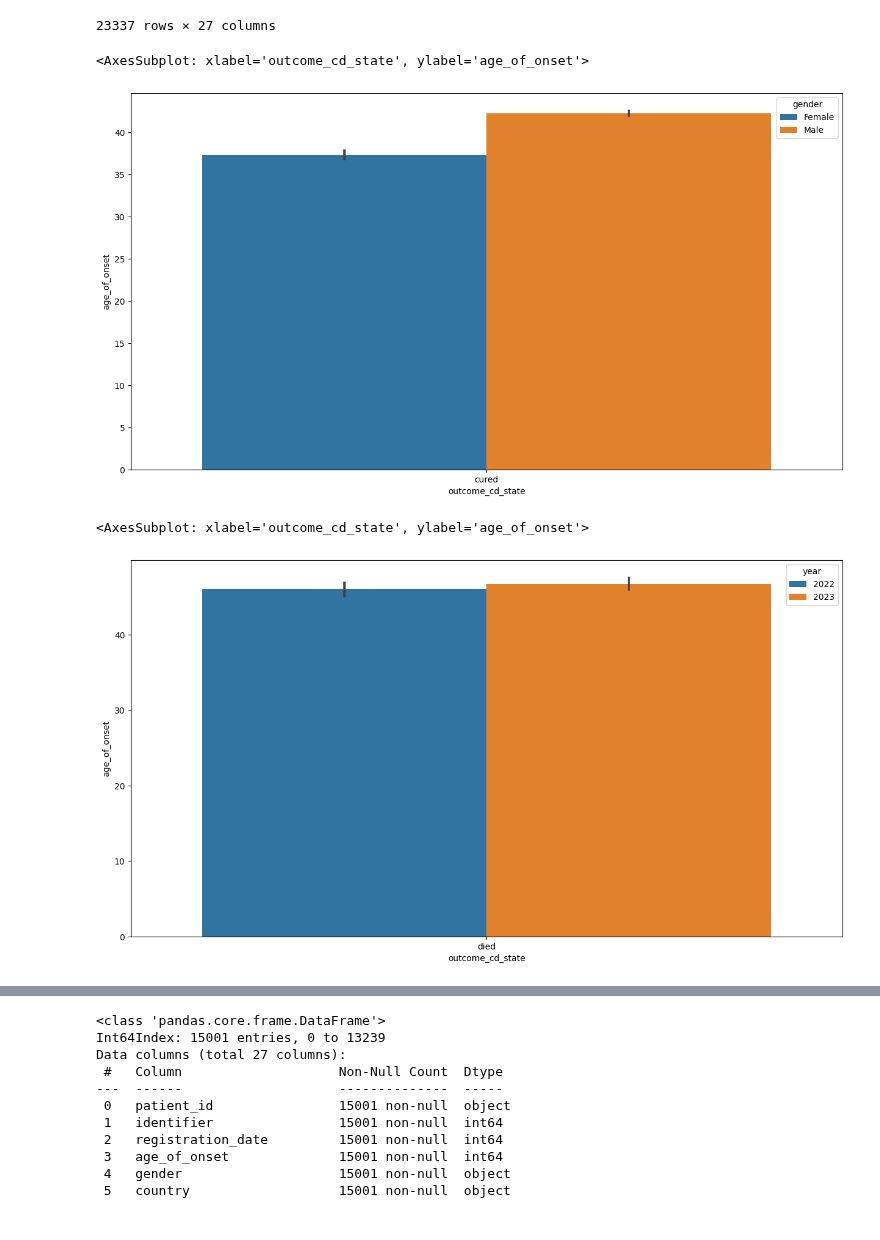
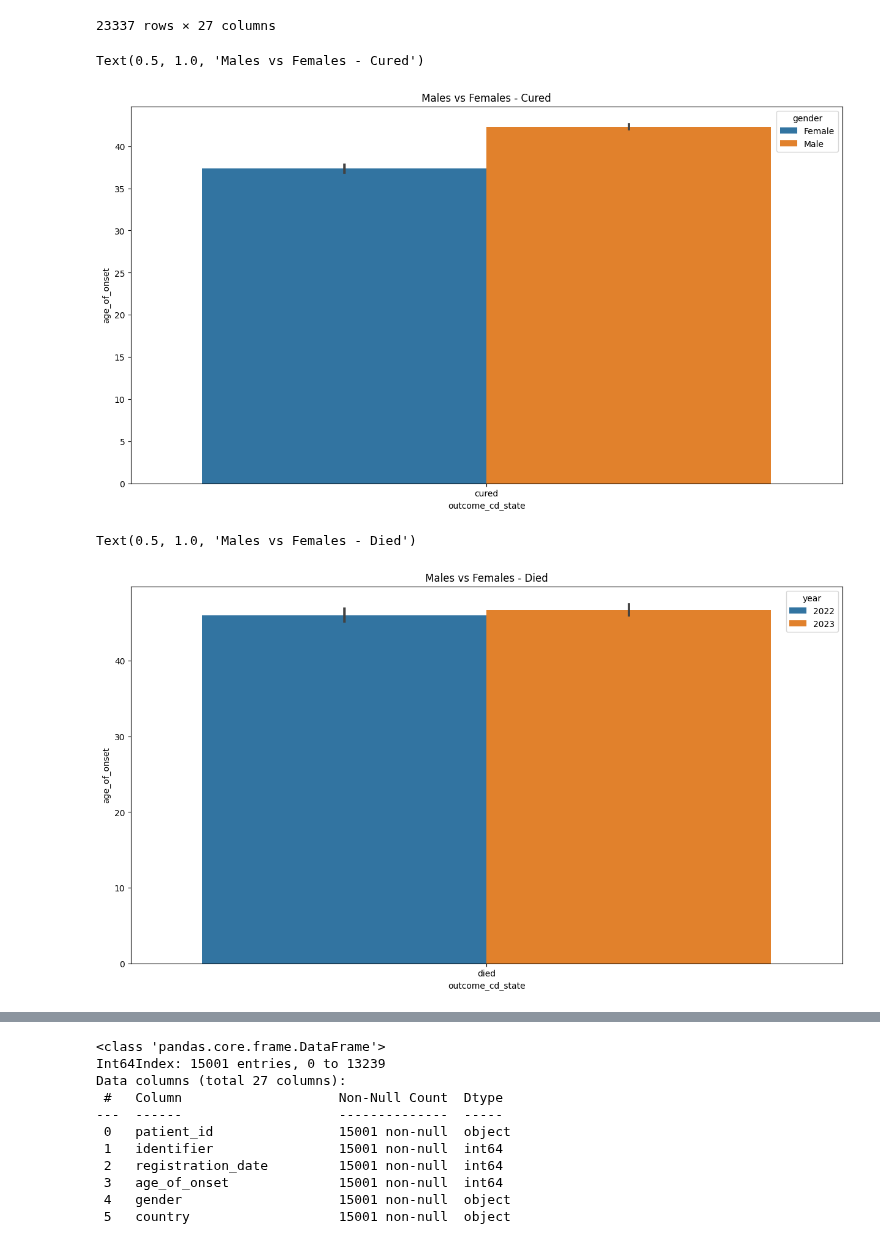
Before and after one commit to Taoheed-O/Tuberculosis_Survival_prediction, a Jupyter notebook: Data_analysis.ipynb, the cells around one changed output, grey strips where cells are left out. Drawn from its saved outputs; the diff is of its cells as text; code cells hidden in the pictures.

```diff
--- a/Data_analysis.ipynb
+++ b/Data_analysis.ipynb
@@ -772,17 +772,19 @@ patients_total
 # %%
 patients_total_cured= patients_total[patients_total['outcome_cd'].isin(['cured'])]
 plt.figure(figsize=(15, 8))
 sns.barplot(data=patients_total_cured, x='outcome_cd_state', y='age_of_onset', hue='gender')
+plt.title('Males vs Females - Cured')
 # %% [output]
-<AxesSubplot: xlabel='outcome_cd_state', ylabel='age_of_onset'>
+Text(0.5, 1.0, 'Males vs Females - Cured')
-[figure, old version]
+[figure, new version]
 # %%
 patients_total_died = patients_total[patients_total['outcome_cd'].isin( ['died'])]
 plt.figure(figsize=(15, 8))
 sns.barplot(data=patients_total_died, x='outcome_cd_state', y='age_of_onset', hue='year')
+plt.title('Males vs Females - Died')
 # %% [output]
-<AxesSubplot: xlabel='outcome_cd_state', ylabel='age_of_onset'>
+Text(0.5, 1.0, 'Males vs Females - Died')
-[figure, old version]
+[figure, new version]
 # %%
 patients_total_cured_died = patients_total[patients_total['outcome_cd'].isin(['cured', 'died'])]
 plt.figure(figsize=(15, 8))
```
Also changed, not shown: parts of 2 cells of this notebook.
